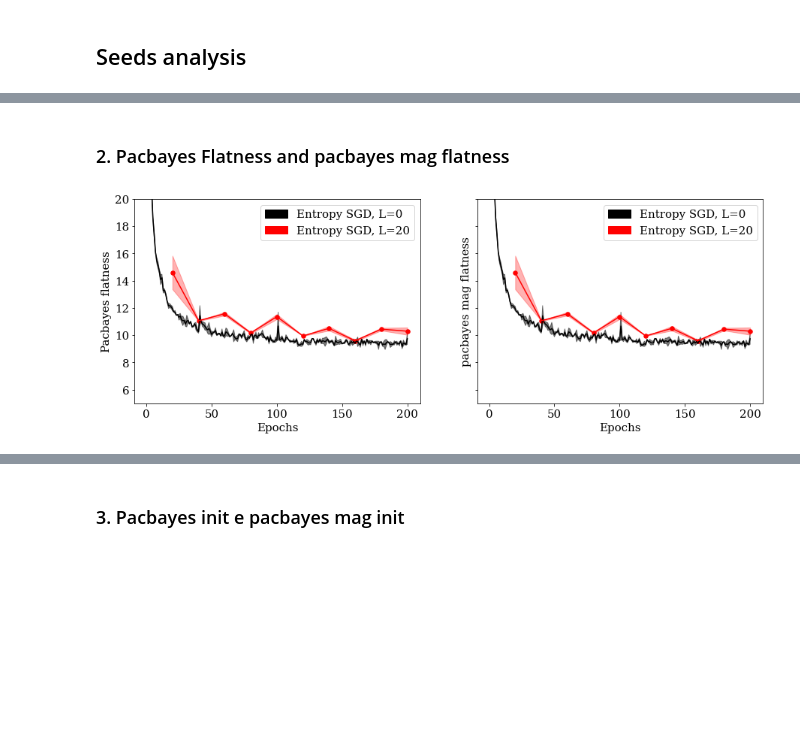
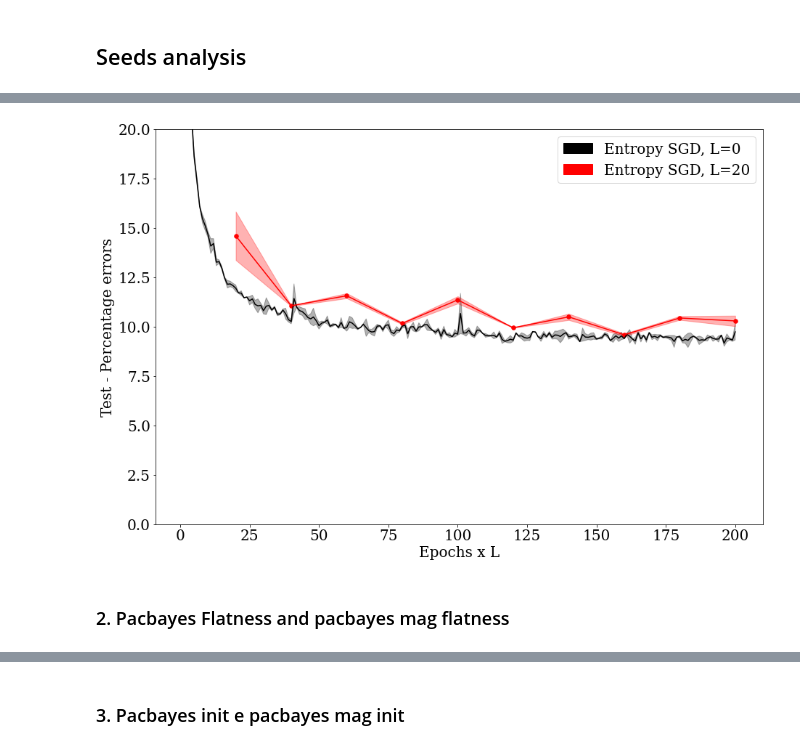
Before and after one commit to melissamcarvalho/entropy-sgd-reproduction, a Jupyter notebook: notebooks/1_plots_final_experiment.ipynb, the cells around one changed output, grey strips where cells are left out. Cells and saved outputs as stored; diff of their text form; code cells hidden in the pictures; blank space fills up the shorter version.

```diff
--- a/notebooks/1_plots_final_experiment.ipynb
+++ b/notebooks/1_plots_final_experiment.ipynb
@@ -406,2 +412,15 @@ plot_sgd_against_entropy(sgd_mean,
+# %%
+plot_sgd_against_entropy(sgd_mean,
+                         sgd_std,
+                         entropy_mean,
+                         entropy_std,
+                         'Entropy SGD, L=0',
+                         'Entropy SGD, L=20',
+                         'Epochs x L',
+                         'Test - Percentage errors',
+                         200,
+                         20)
+# %% [output]
+[figure, added]
 # %% [markdown]
 ###  2. Pacbayes Flatness and pacbayes mag flatness
@@ -413,17 +426,0 @@ entropy_mean_2, entropy_std_2 = get_mean_std('../WANDB_RESULTS/Final_Entropy_see
-# %%
-plot_sgd_against_entropy(sgd_mean,
-                         sgd_std,
-                         sgd_mean_2,
-                         sgd_std_2,
-                         entropy_mean,
-                         entropy_std,
-                         entropy_mean_2,
-                         entropy_std_2,
-                         'Entropy SGD, L=0',
-                         'Entropy SGD, L=20',
-                         'Pacbayes flatness',
-                         'pacbayes mag flatness',
-                         200,
-                         20)
-# %% [output]
-[figure, removed]
```
Also changed, not shown: parts of 32 cells of this notebook.
